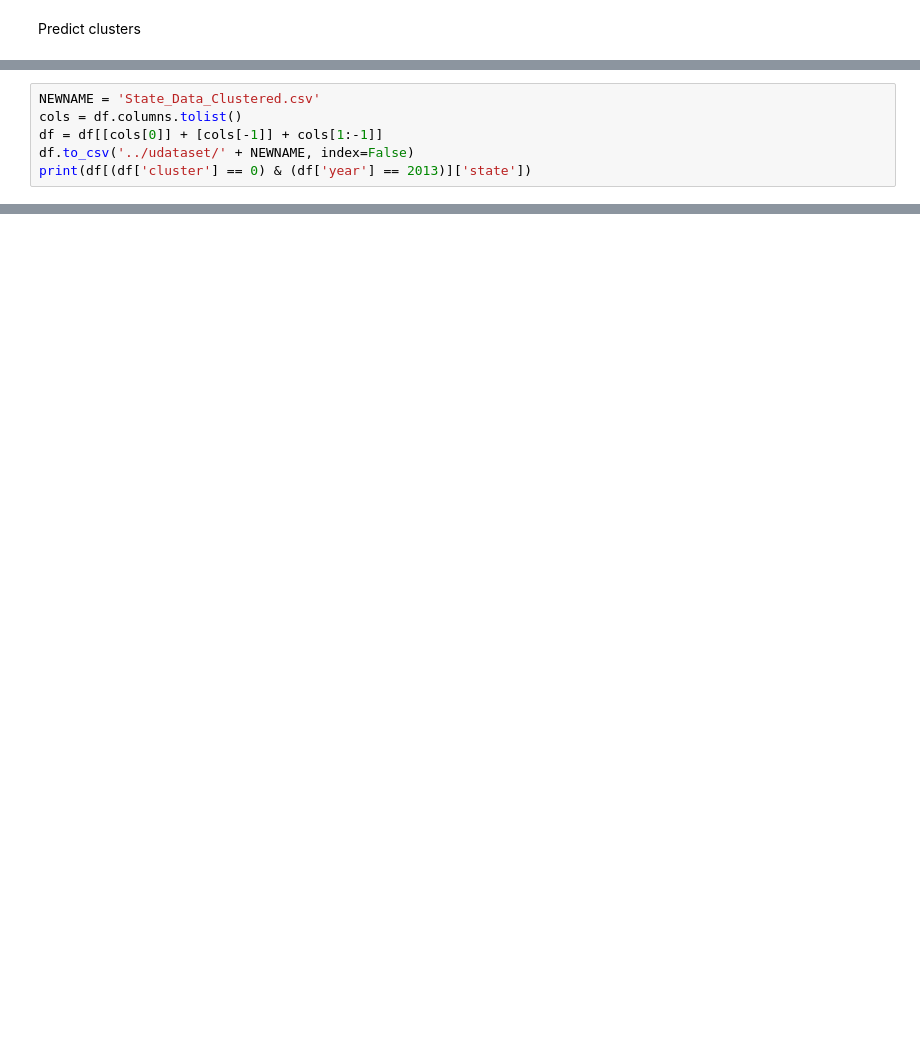
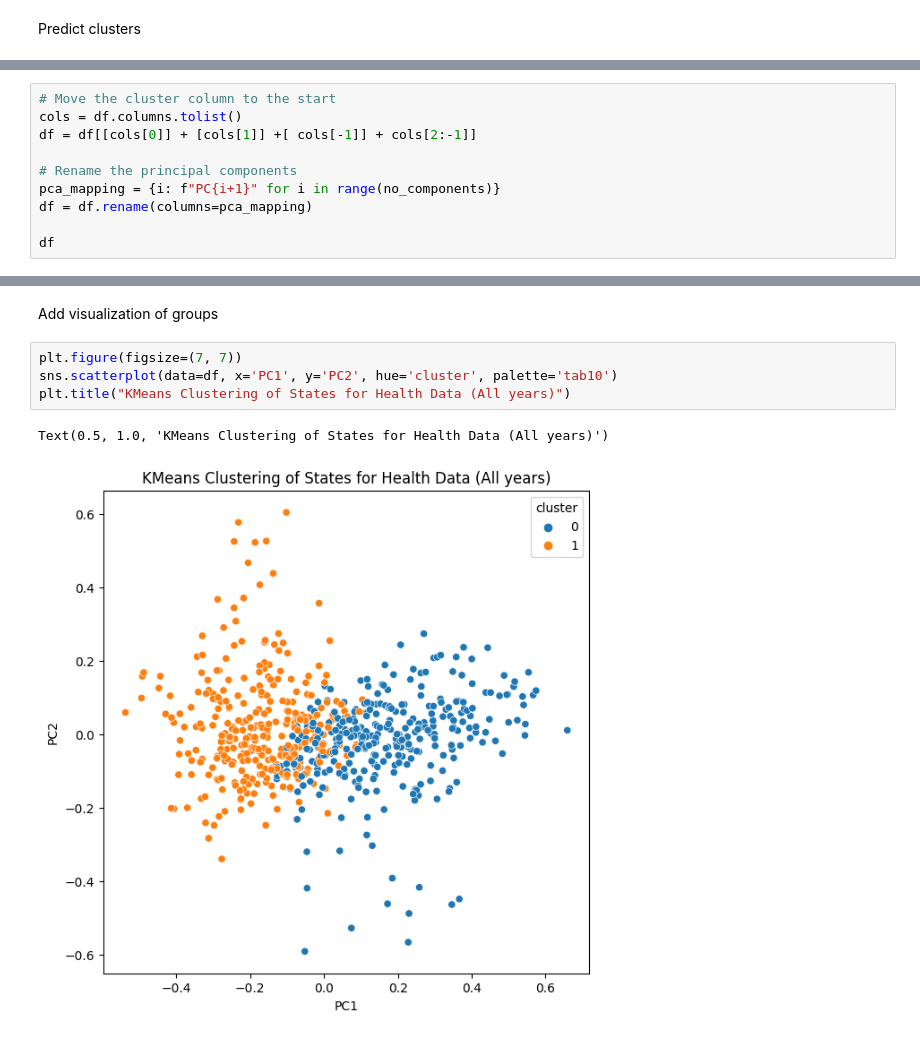
Before and after one commit to SAT-Enjoyers/citadel-datathon, a Jupyter notebook: eda/state_clustering.ipynb, the cells around one changed output, grey strips where cells are left out. Saved outputs shown, nothing was run; the diff lists cells and outputs as text; blank space fills up the shorter version.

```diff
--- a/eda/state_clustering.ipynb
+++ b/eda/state_clustering.ipynb
@@ -93,6 +110,0 @@ Inertia: 13.915549069005813
-# %%
-NEWNAME = 'State_Data_Clustered.csv'
-cols = df.columns.tolist()
-df = df[[cols[0]] + [cols[-1]] + cols[1:-1]]
-df.to_csv('../udataset/' + NEWNAME, index=False)
-print(df[(df['cluster'] == 0) & (df['year'] == 2013)]['state'])
@@ -101,0 +113,10 @@ Name: state, dtype: object
+# %%
+# Move the cluster column to the start
+cols = df.columns.tolist()
+df = df[[cols[0]] + [cols[1]] +[ cols[-1]] + cols[2:-1]]
+
+# Rename the principal components
+pca_mapping = {i: f"PC{i+1}" for i in range(no_components)}
+df = df.rename(columns=pca_mapping)
+
+df
@@ -101,0 +157,9 @@ Name: state, dtype: object
+# %% [markdown]
+Add visualization of groups
+# %%
+plt.figure(figsize=(7, 7))
+sns.scatterplot(data=df, x='PC1', y='PC2', hue='cluster', palette='tab10')
+plt.title("KMeans Clustering of States for Health Data (All years)")
+# %% [output]
+Text(0.5, 1.0, 'KMeans Clustering of States for Health Data (All years)')
+[figure, added]
```
Also changed, not shown: parts of 12 cells of this notebook, 2 other files.
